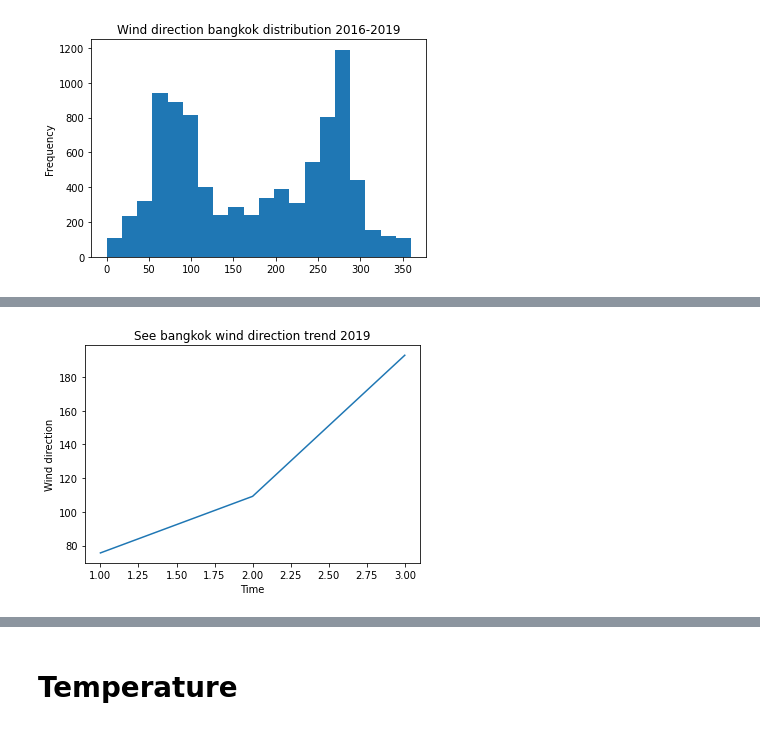
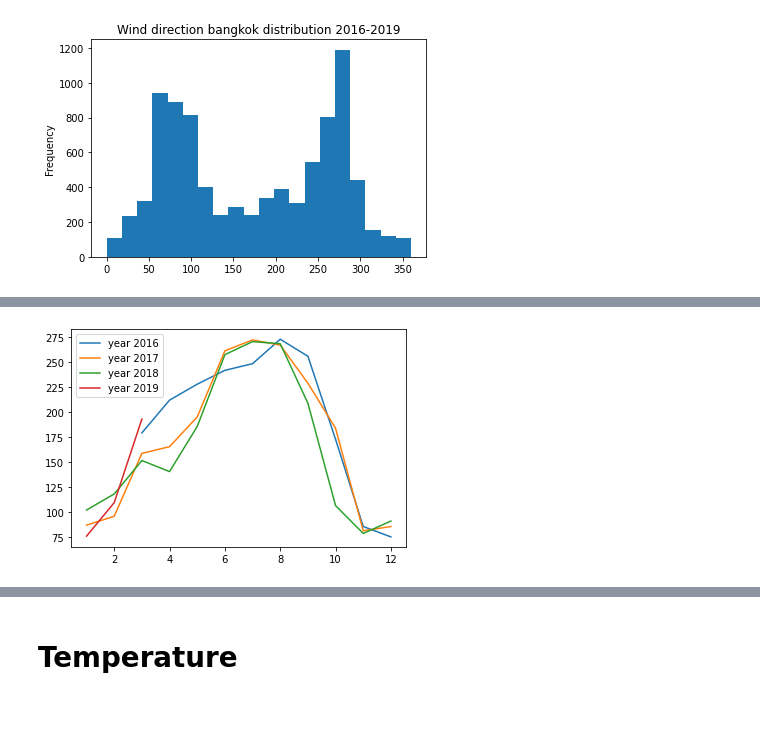
Before and after one commit to phumidea/datasci_project, a Jupyter notebook: explore_data.ipynb, the cells around one changed output, grey strips where cells are left out. Cells and saved outputs as stored; diff of their text form; code cells hidden in the pictures.

```diff
--- a/explore_data.ipynb
+++ b/explore_data.ipynb
@@ -331,11 +268,4 @@ plt.show()
-# %%
-wind_bangkok_2016_df = wind_bangkok_df[ \
-    (datetime(2019,1,1,0,0,0) <= wind_bangkok_df["datetime"]) & \
-       (wind_bangkok_df["datetime"] < datetime(2020,1,1,0,0,0))].groupby(["Month"]).mean()
-plt.plot(wind_bangkok_2016_df["WindDir"])
-plt.title("See bangkok wind direction trend 2019")
-plt.xlabel("Time")
-plt.ylabel("Wind direction")
-plt.show()
-# %% [output]
-[figure, removed]
+# %%
+wind_direct_trend_each_year(wind_bangkok_df)
+# %% [output]
+[figure, added]
```
Also changed, not shown: parts of 52 cells of this notebook, 1 other file.
